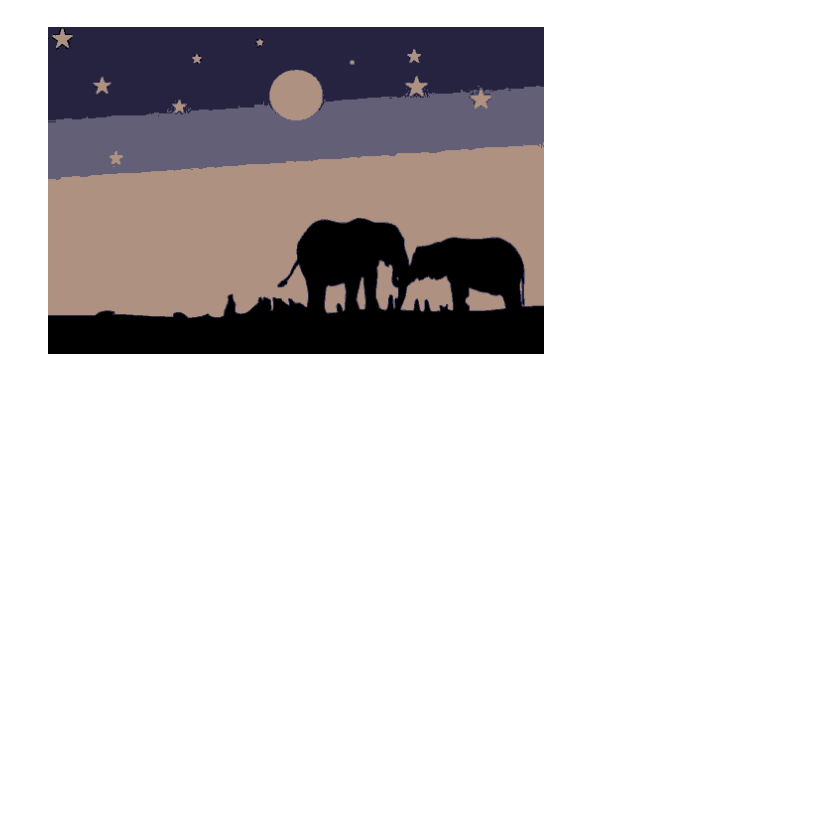
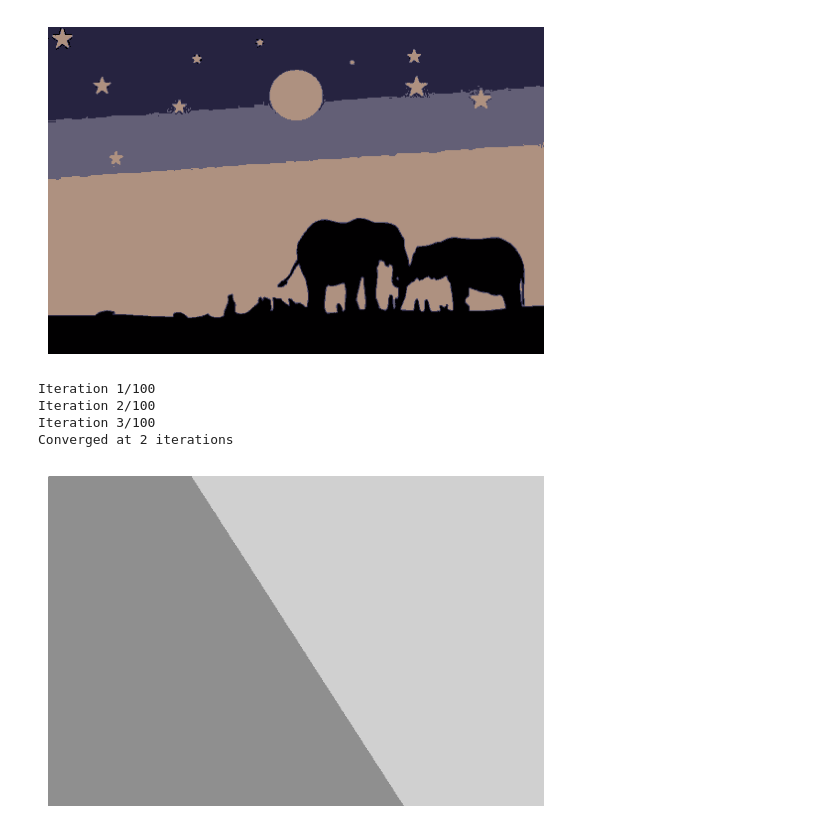
Before and after one commit to MohamedHisham20/CV_threshold_and_segmentation, a Jupyter notebook: k_means_segmentation.ipynb, the cells around one changed output. Cells and saved outputs as stored; diff of their text form; code cells hidden in the pictures; blank space fills up the shorter version.

```diff
--- a/k_means_segmentation.ipynb
+++ b/k_means_segmentation.ipynb
@@ -24,7 +24,14 @@ print(centroids_test)
  [1. 2.]]
 # %%
 def kmeans(image, k, max_iters=100):
-    pixels = image.reshape(-1, 3)  # Flatten the image
+    if len(image.shape) == 3 :
+        # Reshape the image to a 2D array of pixels
+        pixels = image.reshape(-1, 3)
+    else:
+        # If the image is grayscale, we need to reshape it to 2D
+        pixels = image.reshape(-1, 1)
+
+    # m is number of pixels (rows), and n would be 3 (r,g,b)
     m, n = pixels.shape
 
     # Initialize centroids
@@ -110,3 +117,19 @@ plt.axis('off')
 plt.show()
 # %% [output]
 [figure]
+# %%
+test_image = cv2.imread('segment_images/2 color.jpg', cv2.IMREAD_GRAYSCALE)
+test_image = cv2.cvtColor(test_image, cv2.COLOR_BGR2RGB)
+segmented_test = kmeans(test_image, k=2)
+# %% [output]
+Iteration 1/100
+Iteration 2/100
+Iteration 3/100
+Converged at 2 iterations
+# %%
+# Display
+plt.imshow(segmented_test.astype(np.uint8), cmap='gray')
+plt.axis('off')
+plt.show()
+# %% [output]
+[figure, added]
```
Also changed, not shown: 2 other files.
